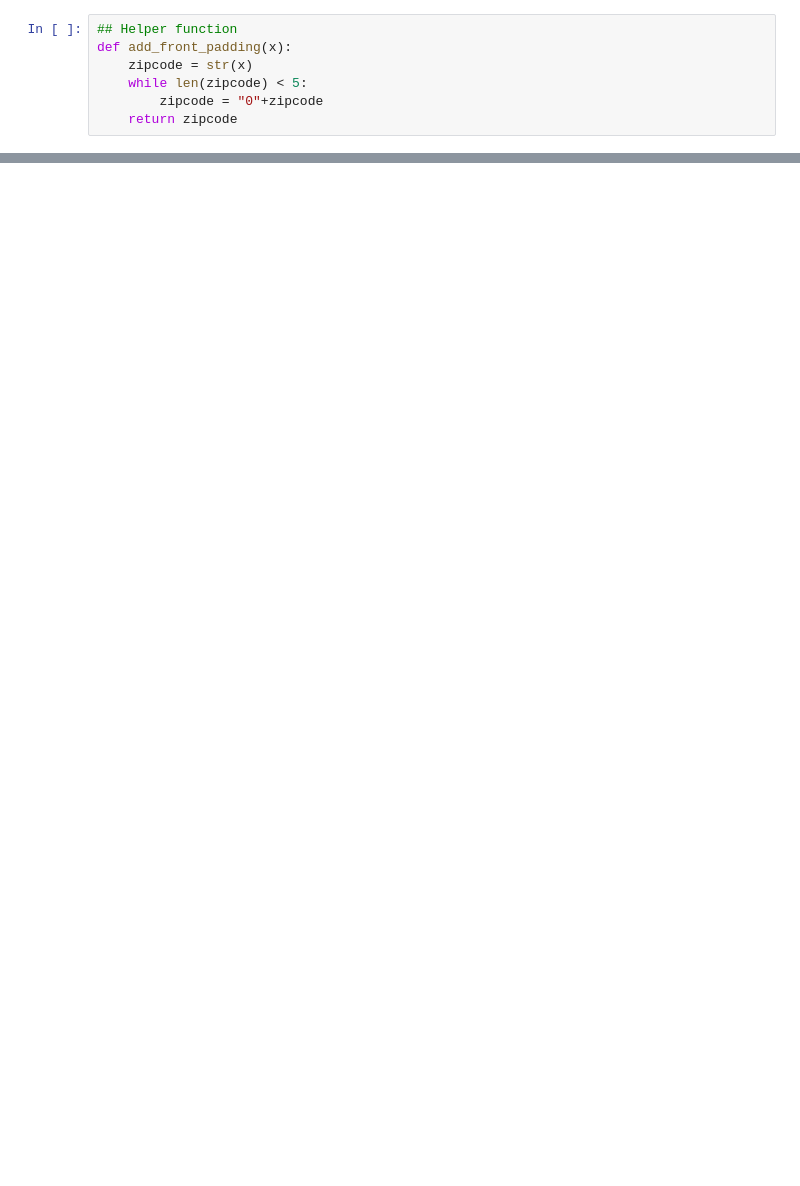
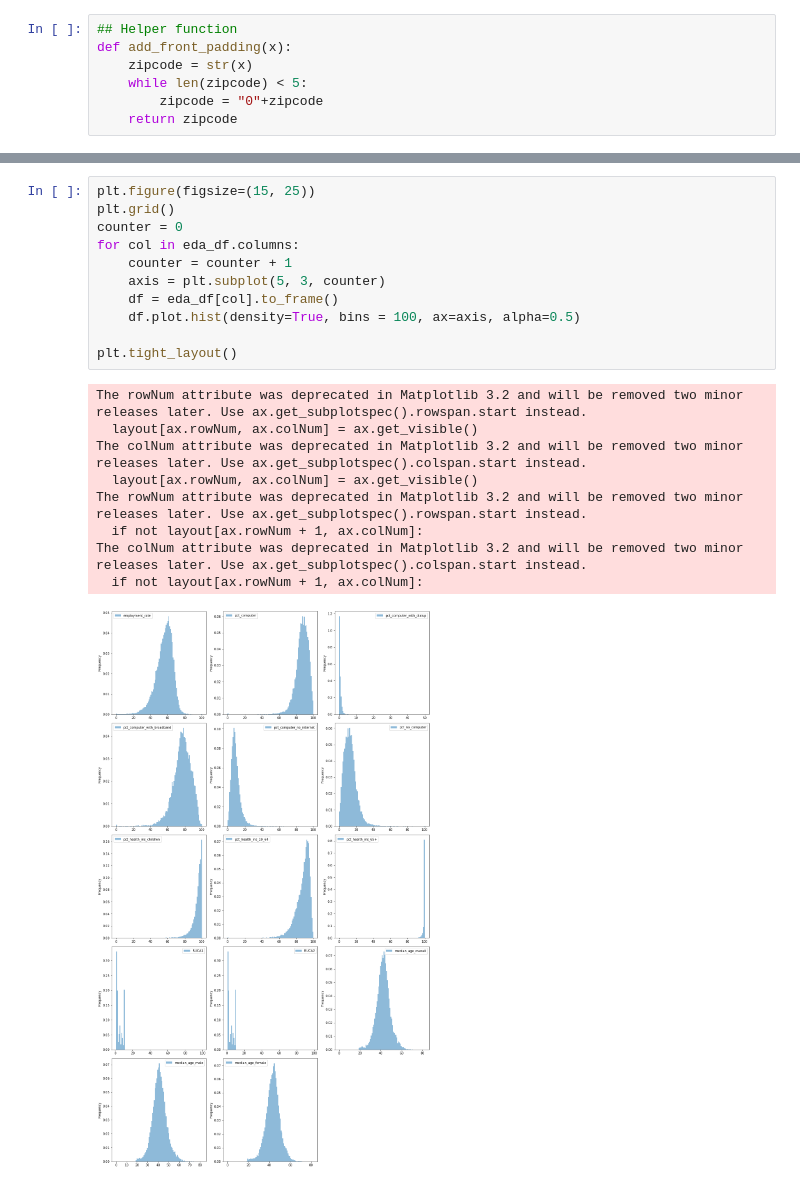
Before and after one commit to jcweaver/broadband-capstone, a Jupyter notebook: notebooks/Sarah_EDA.ipynb, the cells around one changed output, grey strips where cells are left out. Saved outputs shown, nothing was run; the diff lists cells and outputs as text; blank space fills up the shorter version.

```diff
--- a/notebooks/Sarah_EDA.ipynb
+++ b/notebooks/Sarah_EDA.ipynb
@@ -16,0 +147,21 @@ FileNotFoundError: [Errno 2] File b'../data/weighted_merged_all.csv' does not ex
+# %%
+plt.figure(figsize=(15, 25))
+plt.grid()
+counter = 0
+for col in eda_df.columns:
+    counter = counter + 1
+    axis = plt.subplot(5, 3, counter)
+    df = eda_df[col].to_frame()
+    df.plot.hist(density=True, bins = 100, ax=axis, alpha=0.5)
+
+plt.tight_layout()
+# %% [output]
+The rowNum attribute was deprecated in Matplotlib 3.2 and will be removed two minor releases later. Use ax.get_subplotspec().rowspan.start instead.
+  layout[ax.rowNum, ax.colNum] = ax.get_visible()
+The colNum attribute was deprecated in Matplotlib 3.2 and will be removed two minor releases later. Use ax.get_subplotspec().colspan.start instead.
+  layout[ax.rowNum, ax.colNum] = ax.get_visible()
+The rowNum attribute was deprecated in Matplotlib 3.2 and will be removed two minor releases later. Use ax.get_subplotspec().rowspan.start instead.
+  if not layout[ax.rowNum + 1, ax.colNum]:
+The colNum attribute was deprecated in Matplotlib 3.2 and will be removed two minor releases later. Use ax.get_subplotspec().colspan.start instead.
+  if not layout[ax.rowNum + 1, ax.colNum]:
+[figure, added]
```
Also changed, not shown: parts of 13 cells of this notebook.
